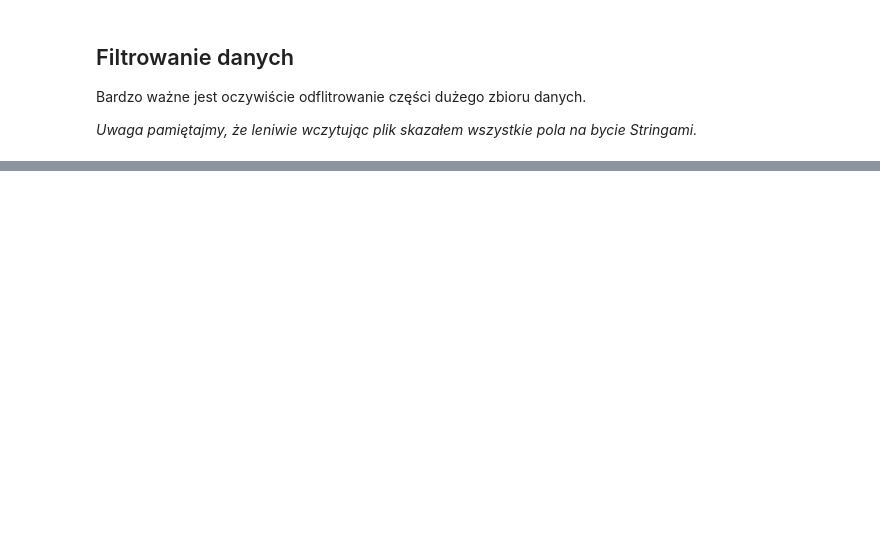
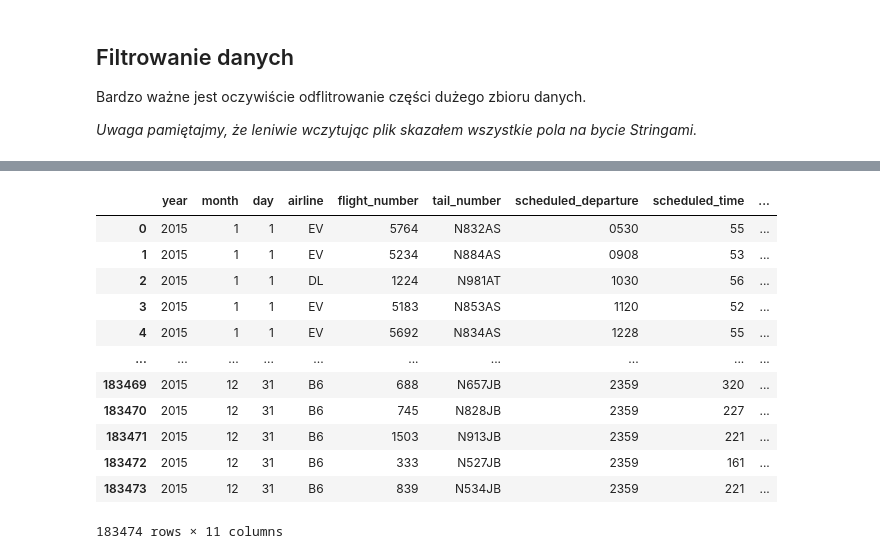
Before and after one commit to PiotrMaciejKowalski/kurs-analiza-danych-2022, a Jupyter notebook: Tydzień 6/Wprowadzenie_do_Apache_Spark.ipynb, the cells around one changed output, grey strips where cells are left out. Saved outputs shown, nothing was run; the diff lists cells and outputs as text; code cells hidden in the pictures; blank space fills up the shorter version.

```diff
--- a/Tydzień 6/Wprowadzenie_do_Apache_Spark.ipynb
+++ b/Tydzień 6/Wprowadzenie_do_Apache_Spark.ipynb
@@ -498,0 +961,16 @@ Wall time: 11.4 s
+# %%
+time_flights3.where('scheduled_departure_in_minutes_from_midnight > scheduled_arrival_in_minutes_from_midnight').toPandas()
+# %% [output]
+|  | year | month | day | airline | flight_number | tail_number | scheduled_departure | scheduled_time | ... |
+| 0 | 2015 | 1 | 1 | EV | 5764 | N832AS | 0530 | 55 | ... |
+| 1 | 2015 | 1 | 1 | EV | 5234 | N884AS | 0908 | 53 | ... |
+| 2 | 2015 | 1 | 1 | DL | 1224 | N981AT | 1030 | 56 | ... |
+| 3 | 2015 | 1 | 1 | EV | 5183 | N853AS | 1120 | 52 | ... |
+| 4 | 2015 | 1 | 1 | EV | 5692 | N834AS | 1228 | 55 | ... |
+| ... | ... | ... | ... | ... | ... | ... | ... | ... | ... |
+| 183469 | 2015 | 12 | 31 | B6 | 688 | N657JB | 2359 | 320 | ... |
+| 183470 | 2015 | 12 | 31 | B6 | 745 | N828JB | 2359 | 227 | ... |
+| 183471 | 2015 | 12 | 31 | B6 | 1503 | N913JB | 2359 | 221 | ... |
+| 183472 | 2015 | 12 | 31 | B6 | 333 | N527JB | 2359 | 161 | ... |
+| 183473 | 2015 | 12 | 31 | B6 | 839 | N534JB | 2359 | 221 | ... |
+183474 rows × 11 columns
```
Also changed, not shown: parts of 64 cells of this notebook.
